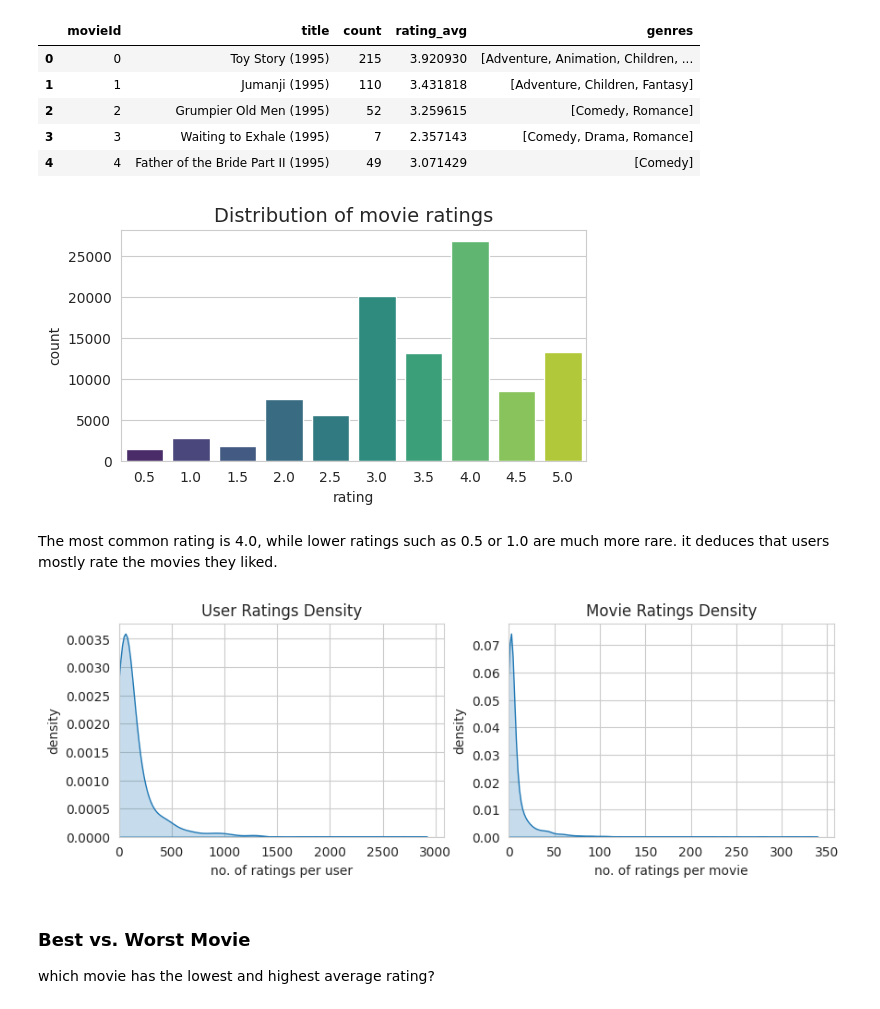
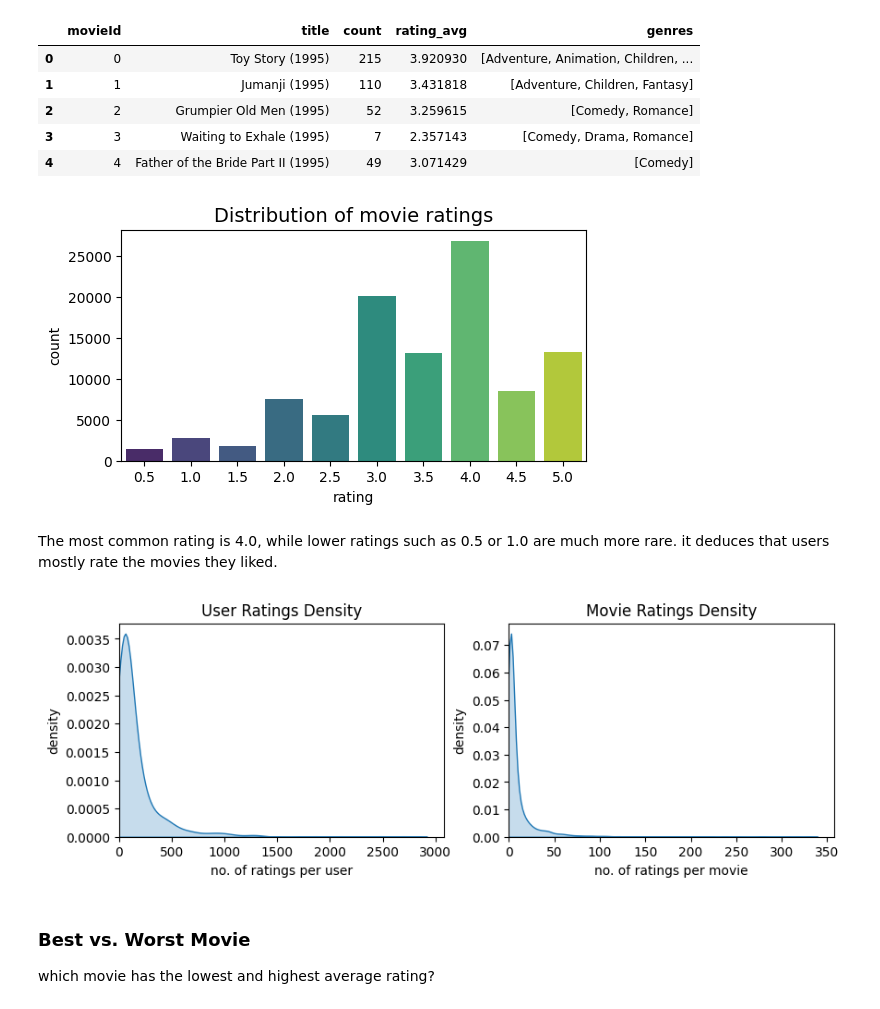
Before and after one commit to azadsadr/Recommender-System, a Jupyter notebook: recsys.ipynb, the cells around one changed output. Drawn from its saved outputs; the diff is of its cells as text; code cells hidden in the pictures.

```diff
--- a/recsys.ipynb
+++ b/recsys.ipynb
@@ -204,13 +198,13 @@ stats.head()
 | 3 | 3 | Waiting to Exhale (1995) | 7 | 2.357143 | [Comedy, Drama, Romance] |
 | 4 | 4 | Father of the Bride Part II (1995) | 49 | 3.071429 | [Comedy] |
 # %%
-sns.set_style("whitegrid")
+#sns.set_style("whitegrid")
 plt.figure(figsize=(6,3))
 sns.countplot(x="rating", data=ratings, palette="viridis")
 plt.title("Distribution of movie ratings", fontsize=14)
 plt.show()
 # %% [output]
-[figure, old version]
+[figure, new version]
 # %% [markdown]
 The most common rating is 4.0, while lower ratings such as 0.5 or 1.0 are much more rare. it deduces that users mostly rate the movies they liked.
 # %%
@@ -229,7 +223,7 @@ plt.xlabel("no. of ratings per movie")
 plt.ylabel("density")
 plt.show()
 # %% [output]
-[figure, old version]
+[figure, new version]
 # %% [markdown]
 ### **Best vs. Worst Movie**
 which movie has the lowest and highest average rating?
```
Also changed, not shown: parts of 33 cells of this notebook.
